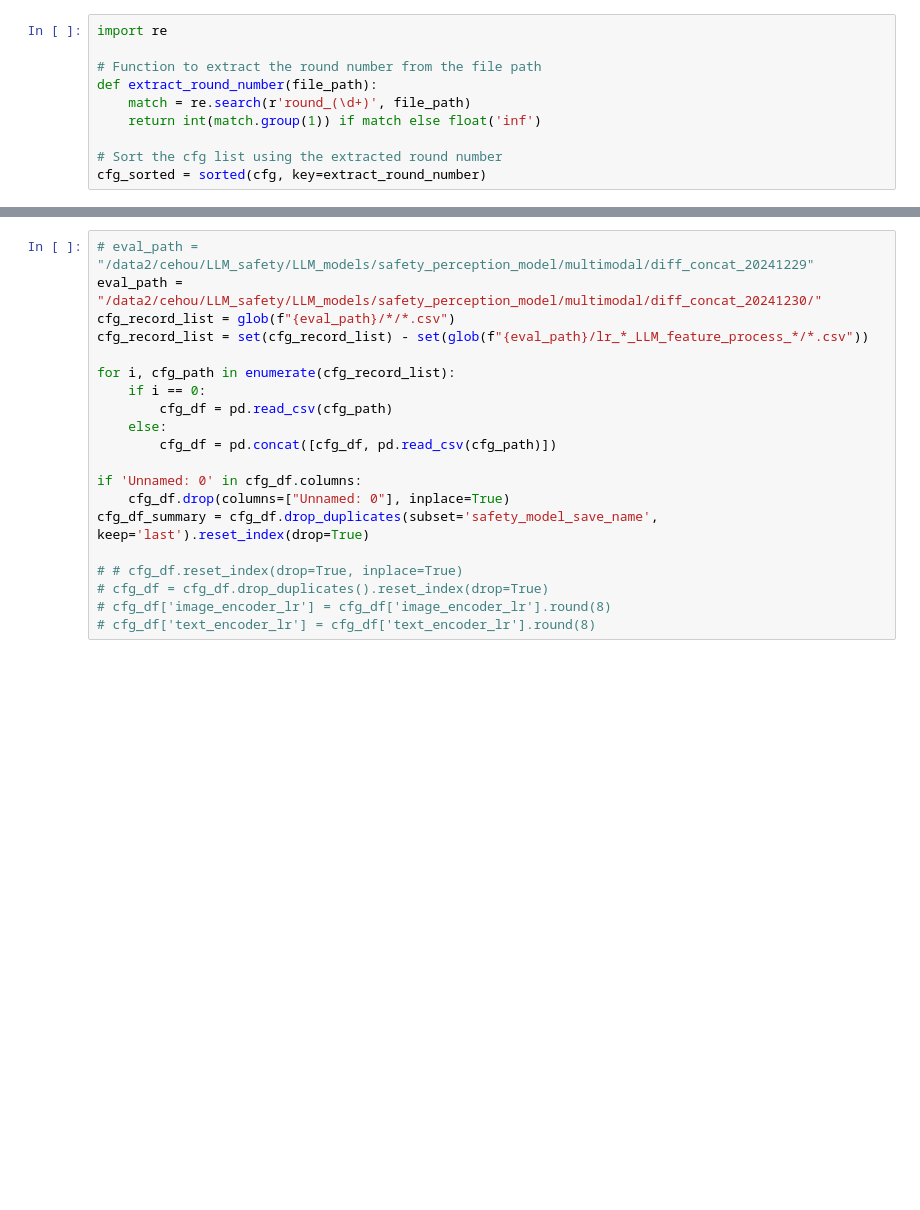
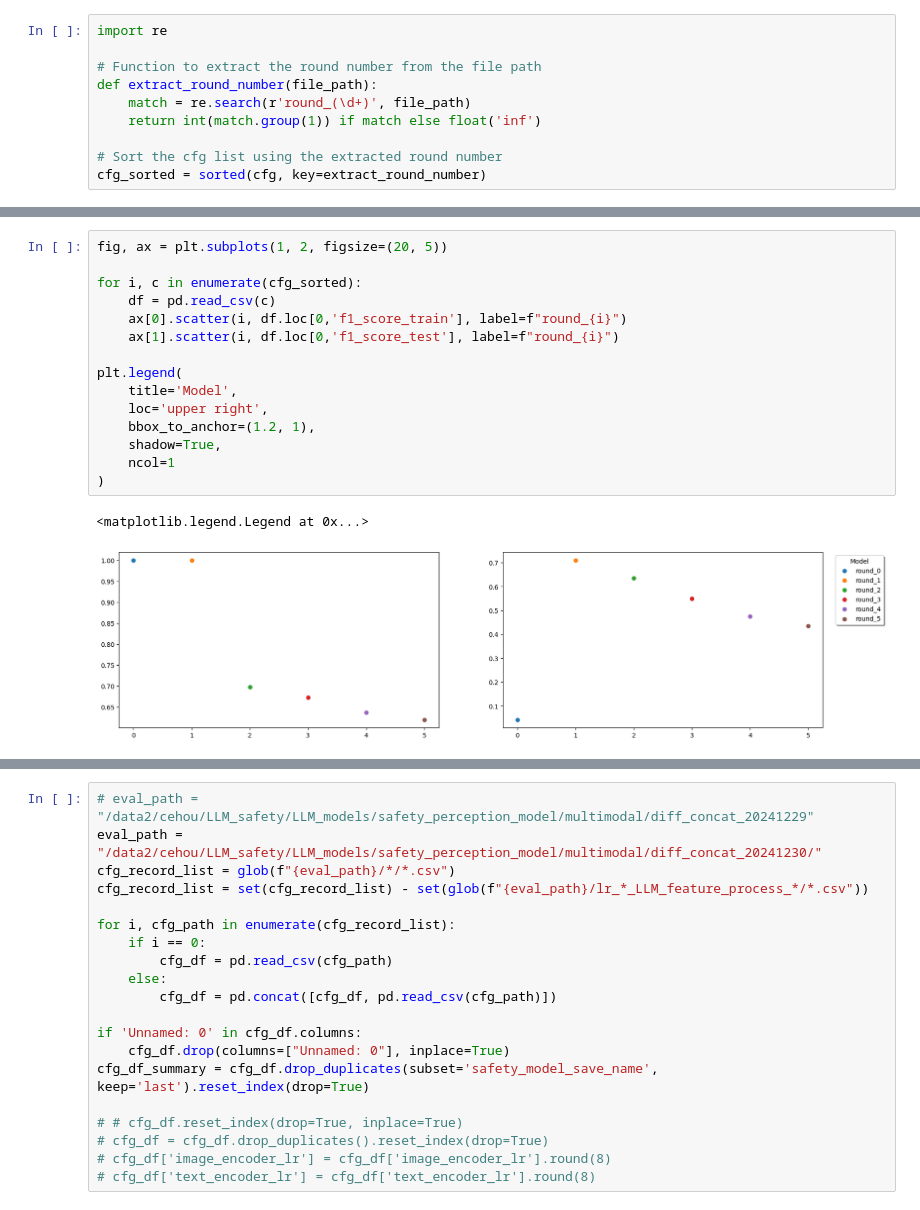
Before and after one commit to CeHouGIS/Safety_Perception_HK, a Jupyter notebook: safety_perception_model/single_model/feature_check.ipynb, the cells around one changed output, grey strips where cells are left out. Drawn from its saved outputs; the diff is of its cells as text; blank space fills up the shorter version.

```diff
--- a/safety_perception_model/single_model/feature_check.ipynb
+++ b/safety_perception_model/single_model/feature_check.ipynb
@@ -88,3 +88,21 @@ plt.plot(epoch_count_list)
+# %%
+fig, ax = plt.subplots(1, 2, figsize=(20, 5))
+
+for i, c in enumerate(cfg_sorted):
+    df = pd.read_csv(c)
+    ax[0].scatter(i, df.loc[0,'f1_score_train'], label=f"round_{i}")
+    ax[1].scatter(i, df.loc[0,'f1_score_test'], label=f"round_{i}")
+
+plt.legend(
+    title='Model',
+    loc='upper right',
+    bbox_to_anchor=(1.2, 1),
+    shadow=True,
+    ncol=1
+)
+# %% [output]
+<matplotlib.legend.Legend at 0x...>
+[figure, added]
 # %%
 fig, ax = plt.subplots(1, 2, figsize=(20, 5))
 
```
Also changed, not shown: parts of 5 cells of this notebook, 4 other files.
